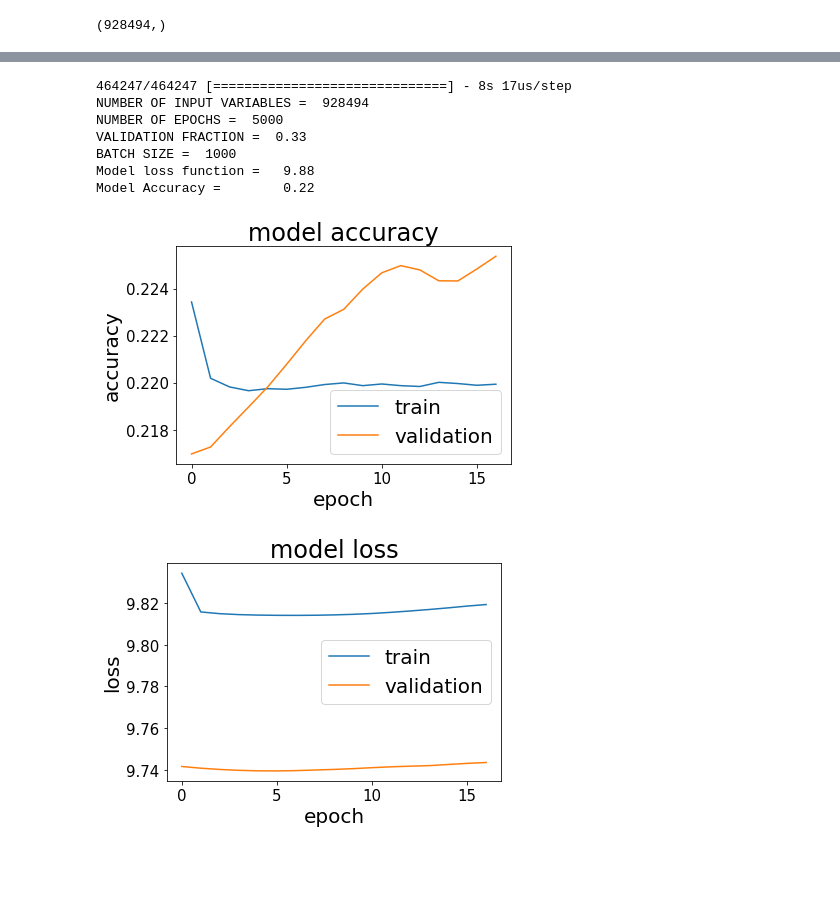
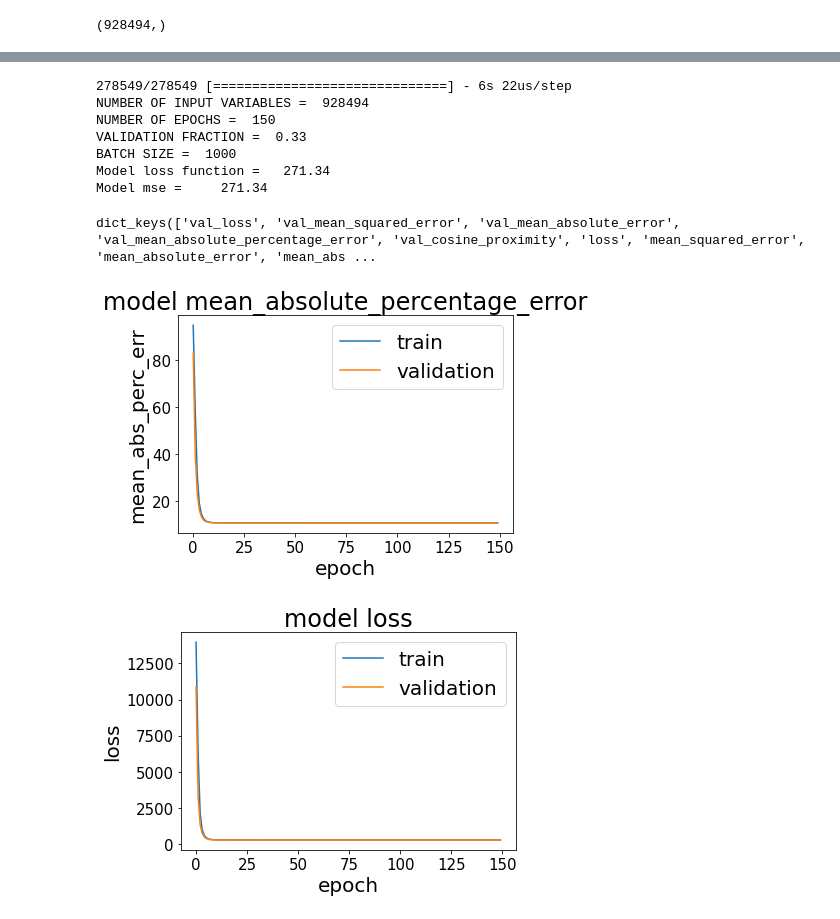
Before and after one commit to shisteve/NHS, a Jupyter notebook: 016b_NN_total.ipynb, the cells around one changed output, grey strips where cells are left out. Cells and saved outputs as stored; diff of their text form; code cells hidden in the pictures; blank space fills up the shorter version.

Commit message:
Trying to predict the PR using SpO2 and PI (median and absolute values)

```diff
--- a/016b_NN_total.ipynb
+++ b/016b_NN_total.ipynb
@@ -97,7 +102,7 @@ scaler.fit(INPUT)
 INPUT_NORM = scaler.transform(INPUT)
 # %%
 # SPLIT TRAIN AND TEST
-input_train,input_test, output_train, output_test = train_test_split(INPUT_NORM, OUTPUT, test_size=0.5)
+input_train,input_test, output_train, output_test = train_test_split(INPUT_NORM, OUTPUT, test_size=0.3)
 # %%
 print ("training sample size: ",len(input_train))
 print ("test sample size: ",len(input_test))
@@ -113,7 +118,7 @@ test / sample = 0.5
 # %%
 # DEFINE MODEL ARCHITECTURE
 model = Sequential()
-model.add(Dense(6,input_dim=5,activation='relu'))
+model.add(Dense(6,input_dim=4,activation='relu'))
 #model.add(Dense(6,activation='relu'))
 model.add(Dense(3,activation='relu'))
 model.add(Dense(1,activation='linear'))
@@ -121,7 +126,9 @@ model.add(Dense(1,activation='linear'))
 # CREATE MODEL
 model.compile(loss='mean_squared_error', # 'mean_absolute_error'
               optimizer='adam',
-              metrics=['accuracy'] )
+              metrics=['mean_squared_error', 'mean_absolute_error', 'mean_absolute_percentage_error', 'cosine_proximity'])
+              #metrics=[tf.keras.metrics.mean_squared_error])
+              #metrics=['accuracy','f1-score'] )
 # %%
 # TRAIN THE MODEL
 
@@ -130,7 +137,7 @@ model.compile(loss='mean_squared_error', # 'mean_absolute_error'
 early_stopping = EarlyStopping(monitor='loss',
                                patience=10)
 
-N_EPOCHS = 5000
+N_EPOCHS = 150
 BATCH_SIZE = 1000
 VALIDATION_FRACTION = 0.33
 hist = model.fit(input_train,
@@ -161,5 +177,5 @@ Epoch 17/5000
 # %%
-l,a = model.evaluate(input_test,output_test)#[0]
+l,a1,a2,a3,a4 = model.evaluate(input_test,output_test)#[0]
 #l = model.evaluate(input_test,output_test)#[0]
 #a=0
 #a = model.evaluate(input_test,output_test)[1]
@@ -167,35 +183,50 @@ print('NUMBER OF INPUT VARIABLES = ',len(INPUT))
 print('NUMBER OF EPOCHS = ',N_EPOCHS)
 print('VALIDATION FRACTION = ',VALIDATION_FRACTION)
 print('BATCH SIZE = ',BATCH_SIZE)
-print('Model loss function =\t%.2f\nModel Accuracy =\t%.2f'%(l,a))
+#print('Model loss function =\t%.2f\nModel Accuracy =\t%.2f'%(l,a1))
+print('Model loss function =\t%.2f\nModel mse =\t%.2f'%(l,a1))
 # %% [output]
-464247/464247 [==============================] - 8s 17us/step
+278549/278549 [==============================] - 6s 22us/step
 NUMBER OF INPUT VARIABLES =  928494
-NUMBER OF EPOCHS =  5000
+NUMBER OF EPOCHS =  150
 VALIDATION FRACTION =  0.33
 BATCH SIZE =  1000
-Model loss function =   9.88
-Model Accuracy =        0.22
+Model loss function =   271.34
+Model mse =     271.34
+# %%
+print(hist.history.keys())
+# %% [output]
+dict_keys(['val_loss', 'val_mean_squared_error', 'val_mean_absolute_error', 'val_mean_absolute_percentage_error', 'val_cosine_proximity', 'loss', 'mean_squared_error', 'mean_absolute_error', 'mean_abs ...
 # %%
 # summarize history for accuracy
-plt.plot(hist.history['acc'])
-plt.plot(hist.history['val_acc'])
-plt.title('model accuracy')
-plt.ylabel('accuracy')
+#plt.plot(hist.history['acc'])
+#plt.plot(hist.history['val_acc'])
+#plt.title('model accuracy')
+#plt.ylabel('accuracy')
+#plt.xlabel('epoch')
+#plt.legend(['train', 'validation'], loc='best')
+#plt.show()
+
+# summarize history for loss
+plt.plot(hist.history['mean_absolute_percentage_error'])
+plt.plot(hist.history['val_mean_absolute_percentage_error'])
+plt.title('model mean_absolute_percentage_error')
+plt.ylabel('mean_abs_perc_err')
 plt.xlabel('epoch')
 plt.legend(['train', 'validation'], loc='best')
 plt.show()
+
 # summarize history for loss
 plt.plot(hist.history['loss'])
 plt.plot(hist.history['val_loss'])
 plt.title('model loss')
 plt.ylabel('loss')
 plt.xlabel('epoch')
 plt.legend(['train', 'validation'], loc='best')
 plt.show()
 # %% [output]
-[figure, old version]
+[figure, new version]
-[figure, old version]
+[figure, new version]
 # %%
 # prediction on the test sample
 prediction = model.predict(input_test)
```
Also changed, not shown: parts of 17 cells of this notebook.
